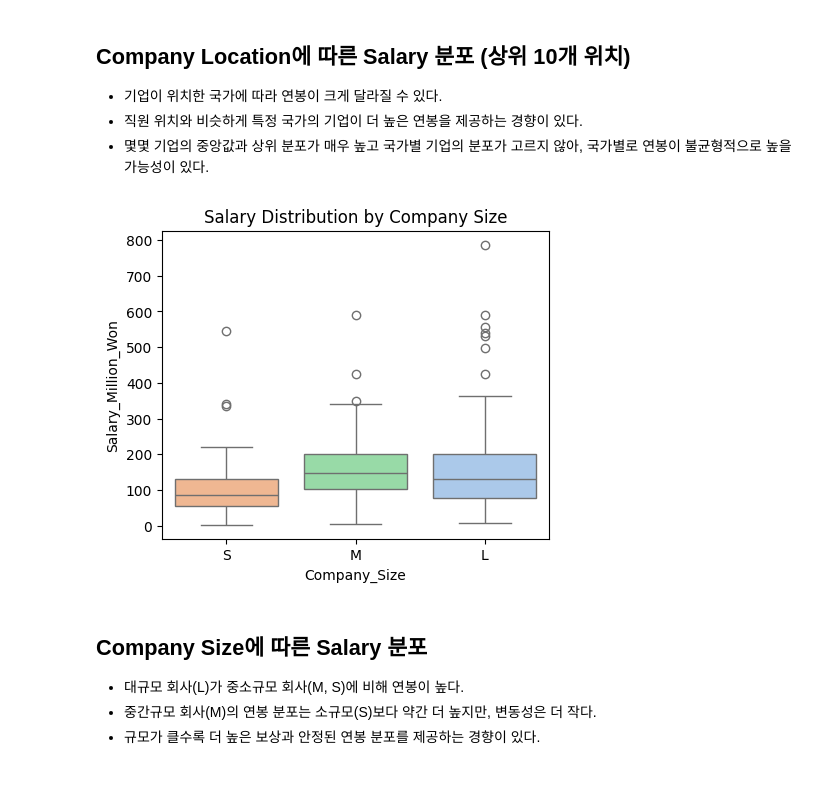
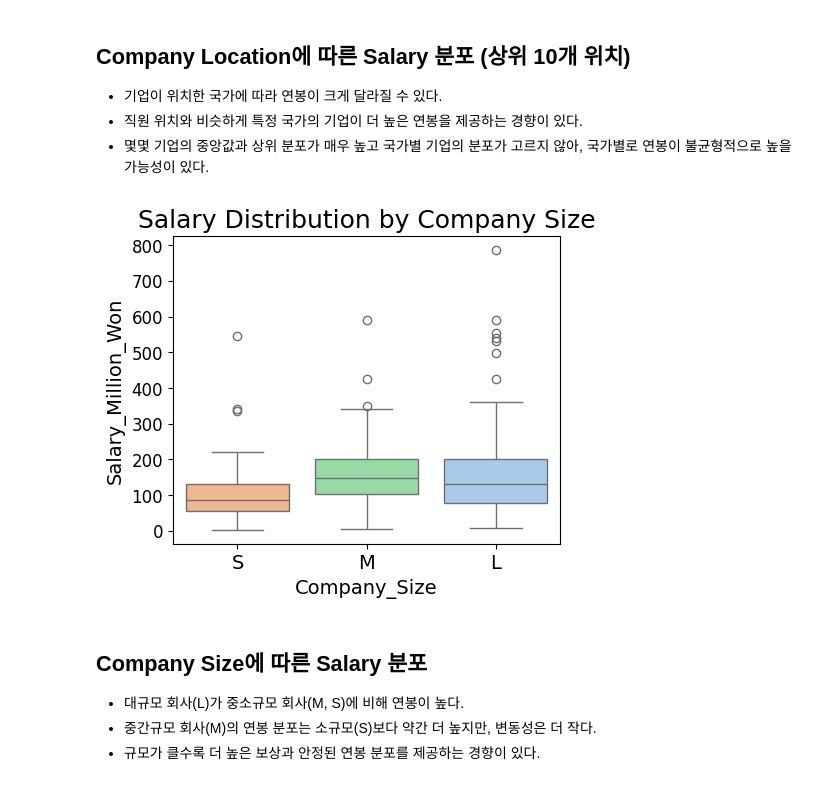
Before and after one commit to Hwaple02/SDA_HW5_1, a Jupyter notebook: mini_project_group1.ipynb, the cells around one changed output. Drawn from its saved outputs; the diff is of its cells as text; code cells hidden in the pictures.

```diff
--- a/mini_project_group1.ipynb
+++ b/mini_project_group1.ipynb
@@ -165,11 +165,18 @@ data.head(5)
 # %%
 import matplotlib.pyplot as plt
 import seaborn as sns
+
+# 폰트 크기 재설정
+plt.rcParams['axes.titlesize'] = 18  # 제목 폰트 크기
+plt.rcParams['axes.labelsize'] = 14  # x, y 라벨 폰트 크기
+plt.rcParams['xtick.labelsize'] = 14  # x축 틱 라벨 폰트 크기
+plt.rcParams['ytick.labelsize'] = 12  # y축 틱 라벨 폰트 크기
 
 # Experience에 따른 Salary 분포 확인
 plt.figure(figsize=(5,4))
 sns.boxplot(x=data['Experience'], y=data['Salary_Million_Won'],
             hue=data['Experience'], order=['EN','MI','SE','EX'], palette='pastel')
 plt.title('Salary Distribution by Experience')
+
 plt.show()
 # %% [output]
@@ -182,6 +189,13 @@ plt.show()
 # %%
 # Employment Status에 따른 Salary 분포 확인
 plt.figure(figsize=(5,4))
+
+# 폰트 크기 재설정
+plt.rcParams['axes.titlesize'] = 18  # 제목 폰트 크기
+plt.rcParams['axes.labelsize'] = 14  # x, y 라벨 폰트 크기
+plt.rcParams['xtick.labelsize'] = 14  # x축 틱 라벨 폰트 크기
+plt.rcParams['ytick.labelsize'] = 12  # y축 틱 라벨 폰트 크기
+
 sns.boxplot(x=data['Employment_Status'], y=data['Salary_Million_Won'],
             hue=data['Employment_Status'], order=['PT','FT','CT','FL'], palette='pastel')
 plt.title('Salary Distribution by Employment Status')
@@ -204,6 +218,12 @@ grouped = top_10_data.loc[:,['Employee_Location', 'Salary_Million_Won']].groupby
 
 # 상위 10개의 Employee Location에 따른 Salary 분포 확인
 plt.figure(figsize=(5,4))
+# 폰트 크기 재설정
+plt.rcParams['axes.titlesize'] = 18  # 제목 폰트 크기
+plt.rcParams['axes.labelsize'] = 14  # x, y 라벨 폰트 크기
+plt.rcParams['xtick.labelsize'] = 14  # x축 틱 라벨 폰트 크기
+plt.rcParams['ytick.labelsize'] = 12  # y축 틱 라벨 폰트 크기
+
 sns.boxplot(x=top_10_data['Employee_Location'], y=top_10_data['Salary_Million_Won'],
             hue=top_10_data['Employee_Location'], order=grouped.index, palette='pastel')
 plt.title('Salary Distribution by Employee Location')
@@ -226,6 +246,11 @@ grouped = top_10_data.loc[:,['Company_Location', 'Salary_Million_Won']].groupby(
 
 # 상위 10개의 Company Location에 따른 Salary 분포 확인
 plt.figure(figsize=(5,4))
+# 폰트 크기 재설정
+plt.rcParams['axes.titlesize'] = 18  # 제목 폰트 크기
+plt.rcParams['axes.labelsize'] = 14  # x, y 라벨 폰트 크기
+plt.rcParams['xtick.labelsize'] = 14  # x축 틱 라벨 폰트 크기
+plt.rcParams['ytick.labelsize'] = 12  # y축 틱 라벨 폰트 크기
 sns.boxplot(x=top_10_data['Company_Location'], y=top_10_data['Salary_Million_Won'],
             hue=top_10_data['Company_Location'], order=grouped.index, palette='pastel')
 plt.title('Salary Distribution by Company Location')
@@ -240,12 +265,17 @@ plt.show()
 # %%
 # Company Size에 따른 Salary 분포 확인
 plt.figure(figsize=(5,4))
+# 폰트 크기 재설정
+plt.rcParams['axes.titlesize'] = 18  # 제목 폰트 크기
+plt.rcParams['axes.labelsize'] = 14  # x, y 라벨 폰트 크기
+plt.rcParams['xtick.labelsize'] = 14  # x축 틱 라벨 폰트 크기
+plt.rcParams['ytick.labelsize'] = 12  # y축 틱 라벨 폰트 크기
 sns.boxplot(x=data['Company_Size'], y=data['Salary_Million_Won'],
             hue=data['Company_Size'], order=['S','M','L'], palette='pastel')
 plt.title('Salary Distribution by Company Size')
 plt.show()
 # %% [output]
-[figure, old version]
+[figure, new version]
 # %% [markdown]
 ## Company Size에 따른 Salary 분포
 - 대규모 회사(L)가 중소규모 회사(M, S)에 비해 연봉이 높다.
```
Also changed, not shown: parts of 10 cells of this notebook, 4 other files.
